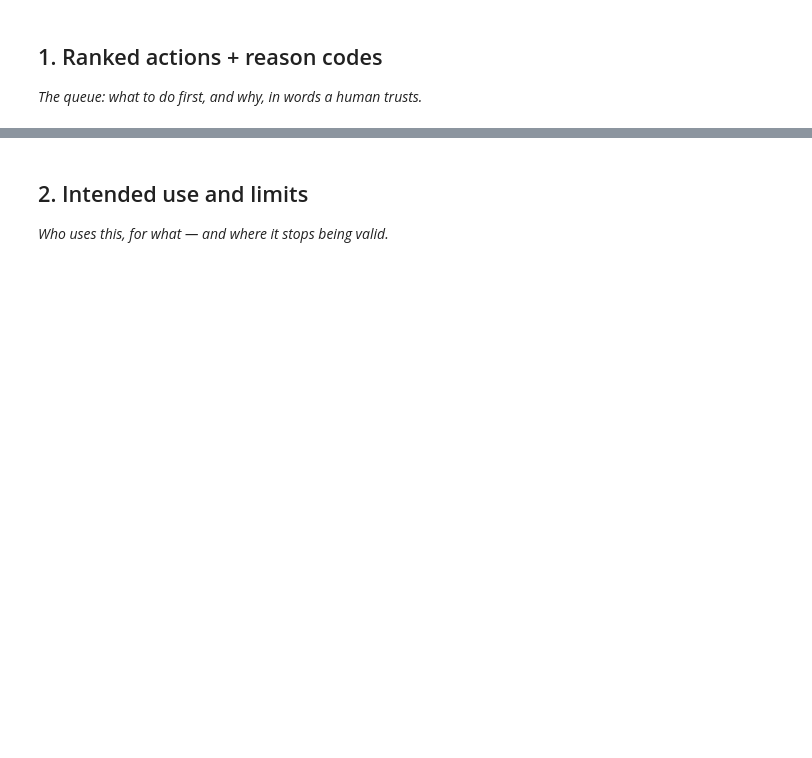
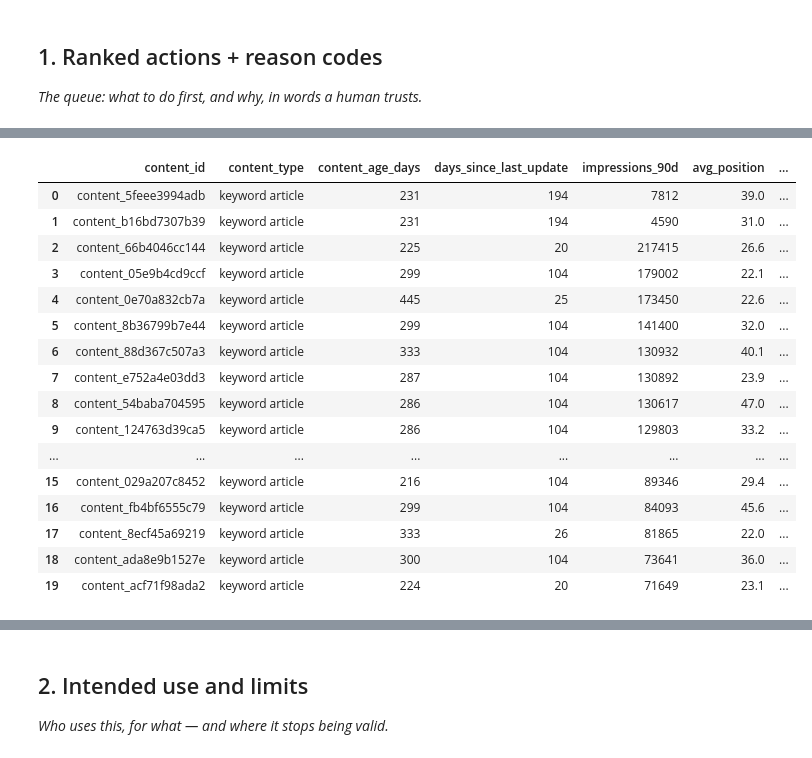
Before and after one commit to UbaidMalik365/flyrank-ml-internship, a Jupyter notebook: work/notebooks/w07_action_playbook.ipynb, the cells around one changed output, grey strips where cells are left out. Drawn from its saved outputs; the diff is of its cells as text; code cells hidden in the pictures; blank space fills up the shorter version.

```diff
--- a/work/notebooks/w07_action_playbook.ipynb
+++ b/work/notebooks/w07_action_playbook.ipynb
@@ -15,0 +15,80 @@ This skeleton is yours to fill. Work the sections **in order** — each one has
+# %%
+import pandas as pd
+import os
+
+# Load the dataset
+df = pd.read_csv("data/raw/content_refresh_anonymized.csv")
+
+print("Dataset shape:", df.shape)
+
+# Create the action queue
+playbook = df[[
+    "content_id",
+    "content_type",
+    "content_age_days",
+    "days_since_last_update",
+    "impressions_90d",
+    "avg_position",
+    "ctr",
+    "word_count"
+]].copy()
+
+# Create a simple prioritization score
+playbook["score"] = (
+    (playbook["content_age_days"] > 180).astype(int)
+    + (playbook["days_since_last_update"] > 180).astype(int)
+    + (playbook["impressions_90d"] > 1000).astype(int)
+    + (playbook["ctr"] < 0.10).astype(int)
+    + (playbook["avg_position"] > 20).astype(int)
+)
+
+# Default reason
+playbook["reason_code"] = "REVIEW"
+
+# Assign reason codes
+playbook.loc[
+    (playbook["content_age_days"] > 180) &
+    (playbook["days_since_last_update"] > 180) &
+    (playbook["impressions_90d"] > 1000),
+    "reason_code"
+] = "STALE_HIGH_VISIBILITY"
+
+playbook.loc[
+    (playbook["ctr"] < 0.10) &
+    (playbook["impressions_90d"] > 1000),
+    "reason_code"
+] = "LOW_CTR"
+
+playbook.loc[
+    playbook["avg_position"] > 20,
+    "reason_code"
+] = "POOR_POSITION"
+
+# Assign actions
+playbook["action"] = "HUMAN_REVIEW"
+
+playbook.loc[
+    playbook["reason_code"] == "STALE_HIGH_VISIBILITY",
+    "action"
+] = "CONTENT_REFRESH_REVIEW"
+
+playbook.loc[
+    playbook["reason_code"] == "LOW_CTR",
+    "action"
+] = "TITLE_SNIPPET_REVIEW"
+
+playbook.loc[
+    playbook["reason_code"] == "POOR_POSITION",
+    "action"
+] = "CONTENT_QUALITY_REVIEW"
+
+# Rank the queue
+playbook = playbook.sort_values(
+    ["score", "impressions_90d"],
+    ascending=[False, False]
+).reset_index(drop=True)
+
+playbook["rank"] = range(1, len(playbook) + 1)
+
+display(playbook.head(20))
+# %% [output]
@@ -15,0 +96,17 @@ This skeleton is yours to fill. Work the sections **in order** — each one has
+|  | content_id | content_type | content_age_days | days_since_last_update | impressions_90d | avg_position | ... |
+| 0 | content_5feee3994adb | keyword article | 231 | 194 | 7812 | 39.0 | ... |
+| 1 | content_b16bd7307b39 | keyword article | 231 | 194 | 4590 | 31.0 | ... |
+| 2 | content_66b4046cc144 | keyword article | 225 | 20 | 217415 | 26.6 | ... |
+| 3 | content_05e9b4cd9ccf | keyword article | 299 | 104 | 179002 | 22.1 | ... |
+| 4 | content_0e70a832cb7a | keyword article | 445 | 25 | 173450 | 22.6 | ... |
+| 5 | content_8b36799b7e44 | keyword article | 299 | 104 | 141400 | 32.0 | ... |
+| 6 | content_88d367c507a3 | keyword article | 333 | 104 | 130932 | 40.1 | ... |
+| 7 | content_e752a4e03dd3 | keyword article | 287 | 104 | 130892 | 23.9 | ... |
+| 8 | content_54baba704595 | keyword article | 286 | 104 | 130617 | 47.0 | ... |
+| 9 | content_124763d39ca5 | keyword article | 286 | 104 | 129803 | 33.2 | ... |
+| ... | ... | ... | ... | ... | ... | ... | ... |
+| 15 | content_029a207c8452 | keyword article | 216 | 104 | 89346 | 29.4 | ... |
+| 16 | content_fb4bf6555c79 | keyword article | 299 | 104 | 84093 | 45.6 | ... |
+| 17 | content_8ecf45a69219 | keyword article | 333 | 26 | 81865 | 22.0 | ... |
+| 18 | content_ada8e9b1527e | keyword article | 300 | 104 | 73641 | 36.0 | ... |
+| 19 | content_acf71f98ada2 | keyword article | 224 | 20 | 71649 | 23.1 | ... |
```
Also changed, not shown: parts of 16 cells of this notebook.
